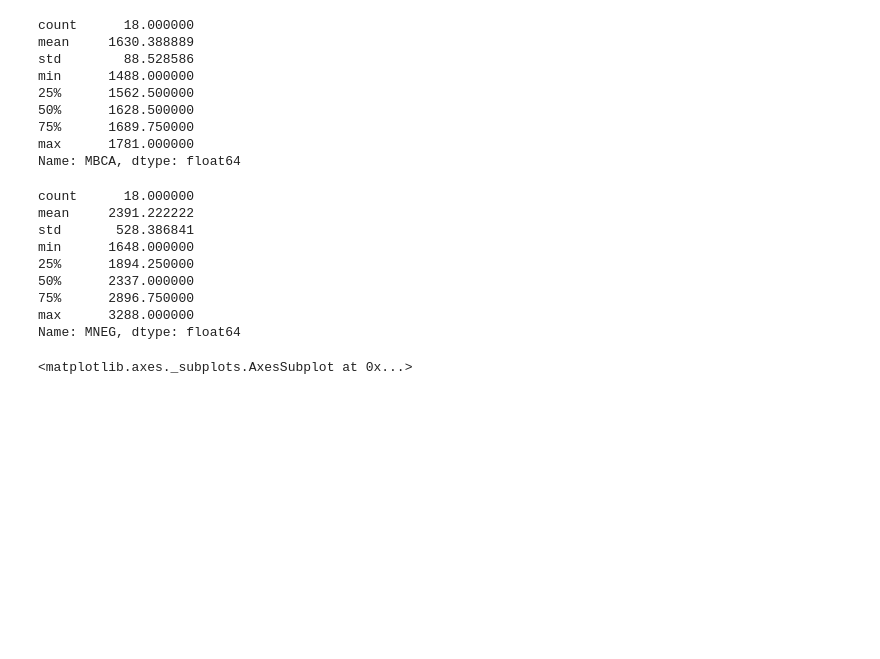
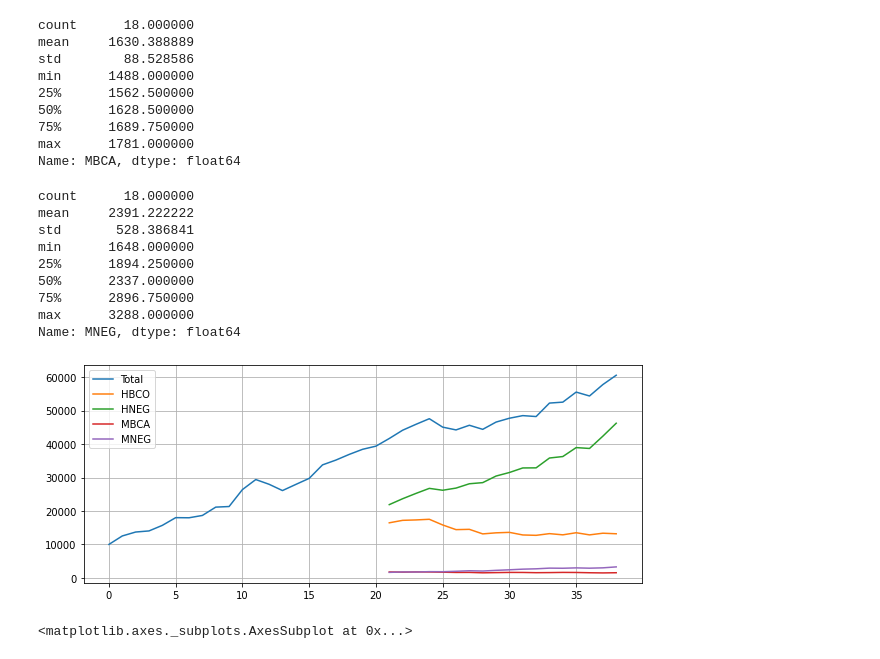
Before and after one commit to pcpiscator/Ciencia-de-dados, a Jupyter notebook: homicidios_br.ipynb, the cells around one changed output. Cells and saved outputs as stored; diff of their text form; code cells hidden in the pictures; blank space fills up the shorter version.

```diff
--- a/homicidios_br.ipynb
+++ b/homicidios_br.ipynb
@@ -123,3 +129,8 @@ dados["NC"].describe()
+# %%
+columns = ['Total','HBCO', 'HNEG', 'MBCA', 'MNEG']
+graph = dados[columns].plot(figsize=(10, 4), grid=True)
+# %% [output]
+[figure, added]
 # %%
 dados["Total"].hist()
 # %% [output]
```
Also changed, not shown: parts of 2 cells of this notebook.
